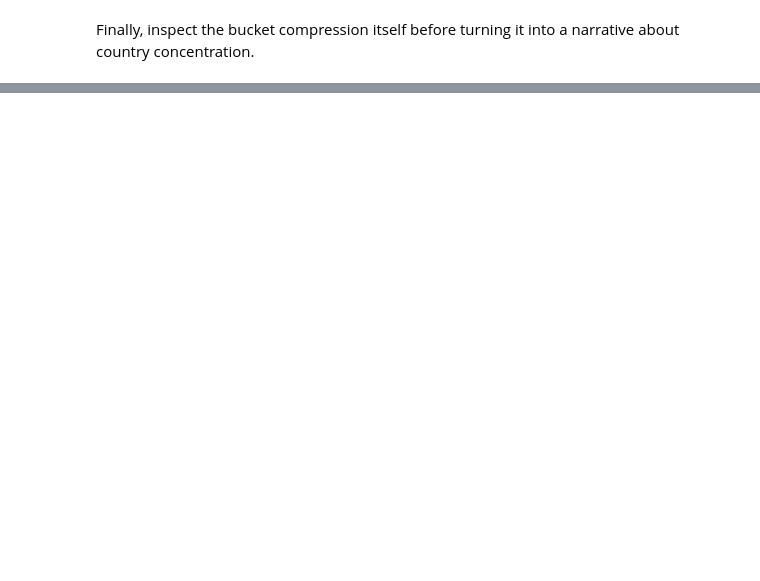
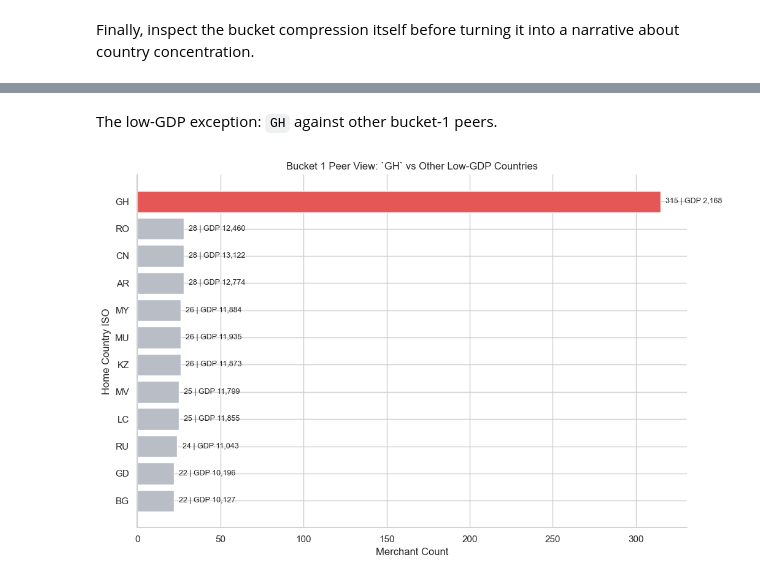
Before and after one commit to EsosaOrumwese/fraud-detection-system, a Jupyter notebook: analysis/dev_full_offline_investigation/00_investigation/notebooks/00_understanding_governed_data_world_p1.ipynb, the cells around one changed output, grey strips where cells are left out. Saved outputs shown, nothing was run; the diff lists cells and outputs as text; code cells hidden in the pictures; blank space fills up the shorter version.

```diff
--- a/analysis/dev_full_offline_investigation/00_investigation/notebooks/00_understanding_governed_data_world_p1.ipynb
+++ b/analysis/dev_full_offline_investigation/00_investigation/notebooks/00_understanding_governed_data_world_p1.ipynb
@@ -1028,0 +1189,6 @@ bucket_distribution_df
+# %% [markdown]
+The low-GDP exception: `GH` against other bucket-1 peers.
+# %%
+draw_bucket1_exception(merchant_country_gdp_bucket_df)
+# %% [output]
+[figure, added]
```
Also changed, not shown: parts of 8 cells of this notebook.
